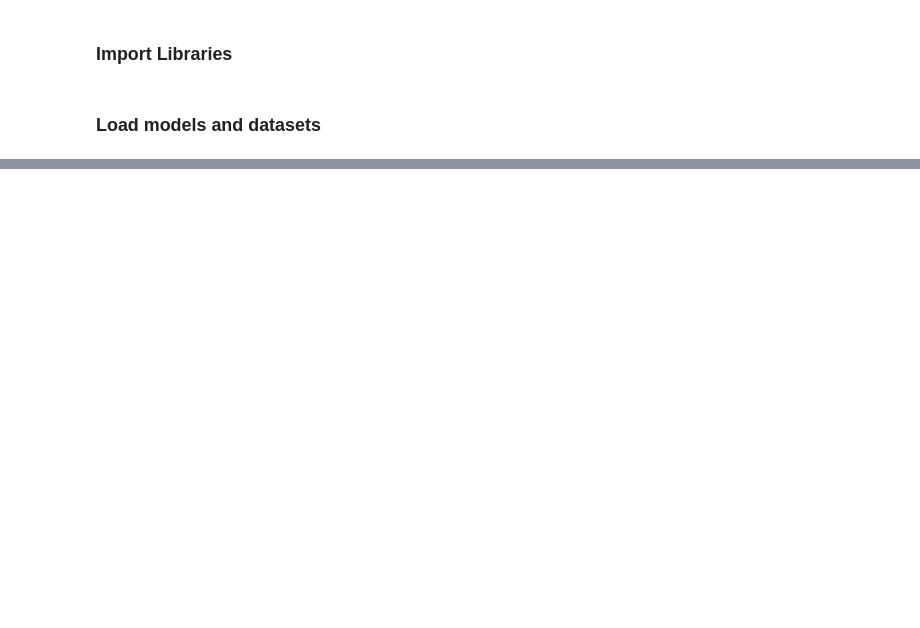
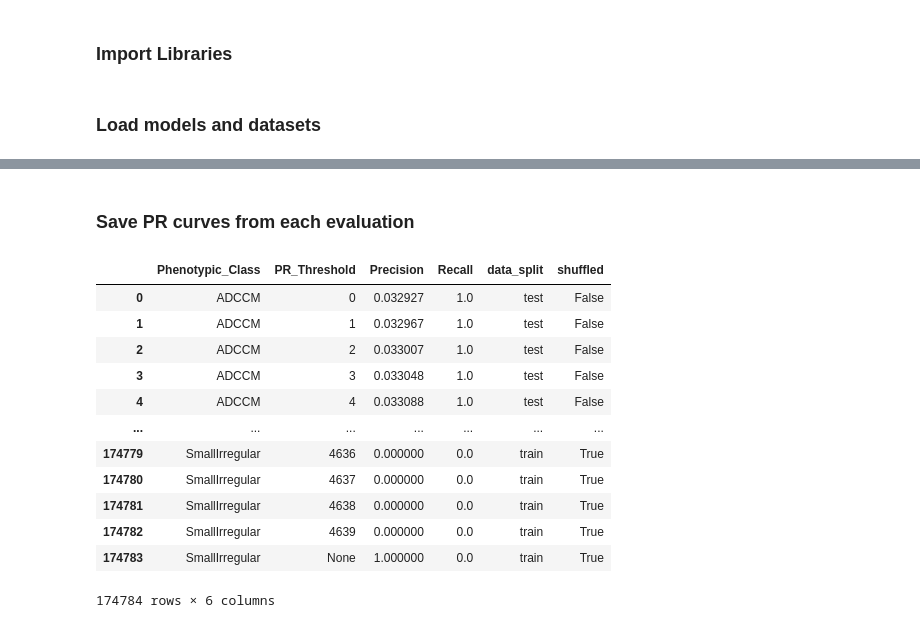
Before and after one commit to WayScience/phenotypic_profiling, a Jupyter notebook: 3.evaluate_model/class_PR_curves.ipynb, the cells around one changed output, grey strips where cells are left out. Saved outputs shown, nothing was run; the diff lists cells and outputs as text; code cells hidden in the pictures; blank space fills up the shorter version.

```diff
--- a/3.evaluate_model/class_PR_curves.ipynb
+++ b/3.evaluate_model/class_PR_curves.ipynb
@@ -52,8 +33,0 @@ PR_data.head()
-# %%
-fig, PR_data = class_PR_curves(train_data, shuffled_baseline_log_reg_model)
-fig.suptitle("Precision Recall Curves for Shuffled Baseline Model on Training Data")
-fig.savefig(f"{save_dir}/shuffled_baseline_model_train_data.png")
-
-PR_data.to_csv(f"{save_dir}/shuffled_baseline_model_train_data.tsv", sep="\t")
-print(PR_data.shape)
-PR_data.head()
@@ -102,0 +76,32 @@ PR_data.head()
+# %% [markdown]
+### Save PR curves from each evaluation
+# %%
+# compile list of tidy data into one dataframe
+compiled_class_PR_curves = pd.concat(compiled_class_PR_curves).reset_index(drop=True)
+
+# specify results directory
+class_PR_curves_dir = pathlib.Path("evaluations/class_precision_recall_curves/")
+class_PR_curves_dir.mkdir(parents=True, exist_ok=True)
+
+# define save path
+compiled_scores_save_path = pathlib.Path(f"{class_PR_curves_dir}/compiled_class_PR_curves.tsv")
+
+# save data as tsv
+compiled_class_PR_curves.to_csv(compiled_scores_save_path, sep="\t")
+
+# preview tidy data
+compiled_class_PR_curves
+# %% [output]
+|  | Phenotypic_Class | PR_Threshold | Precision | Recall | data_split | shuffled |
+| 0 | ADCCM | 0 | 0.032927 | 1.0 | test | False |
+| 1 | ADCCM | 1 | 0.032967 | 1.0 | test | False |
+| 2 | ADCCM | 2 | 0.033007 | 1.0 | test | False |
+| 3 | ADCCM | 3 | 0.033048 | 1.0 | test | False |
+| 4 | ADCCM | 4 | 0.033088 | 1.0 | test | False |
+| ... | ... | ... | ... | ... | ... | ... |
+| 174779 | SmallIrregular | 4636 | 0.000000 | 0.0 | train | True |
+| 174780 | SmallIrregular | 4637 | 0.000000 | 0.0 | train | True |
+| 174781 | SmallIrregular | 4638 | 0.000000 | 0.0 | train | True |
+| 174782 | SmallIrregular | 4639 | 0.000000 | 0.0 | train | True |
+| 174783 | SmallIrregular | None | 1.000000 | 0.0 | train | True |
+174784 rows × 6 columns
```
Also changed, not shown: parts of 8 cells of this notebook, 10 other files.
